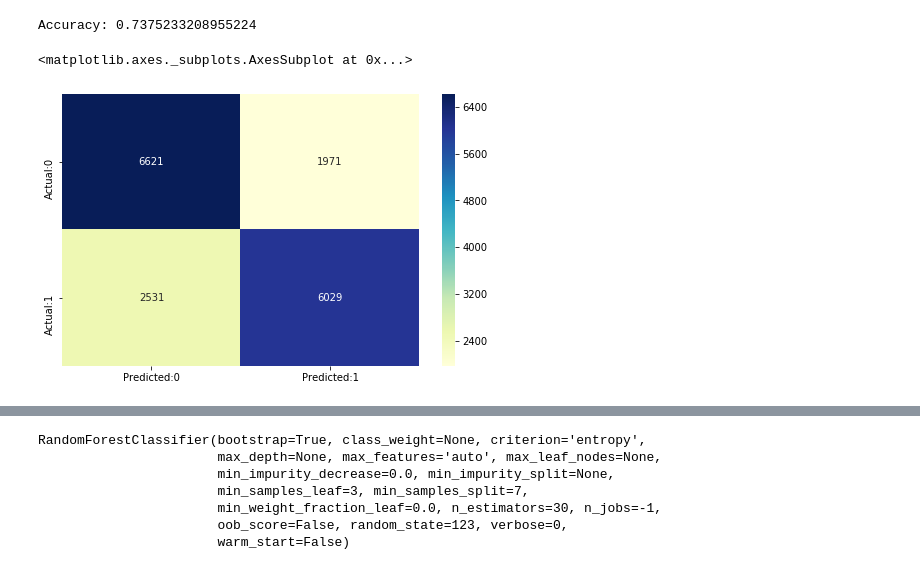
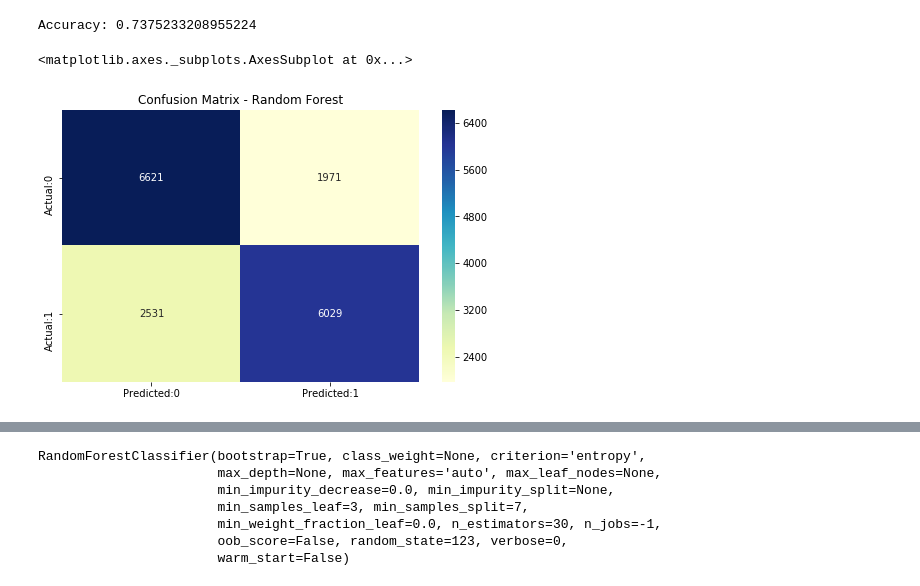
Before and after one commit to kgouldthorpe/Final_Project, a Jupyter notebook: RandomForest_w_GridSearch.ipynb, the cells around one changed output, grey strips where cells are left out. Drawn from its saved outputs; the diff is of its cells as text; code cells hidden in the pictures.

```diff
--- a/RandomForest_w_GridSearch.ipynb
+++ b/RandomForest_w_GridSearch.ipynb
@@ -100,11 +100,13 @@ Accuracy: 0.7375233208955224
 # %%
 # Perform Confusion matrix on RF
 from sklearn.metrics import confusion_matrix
 
 cm = confusion_matrix(y_test,prediction)
 conf_matrix = pd.DataFrame(data = cm, columns = ['Predicted:0','Predicted:1'], index = ['Actual:0','Actual:1'])
-plt.figure(figsize = (8,5))
+figure1 = plt.figure(figsize = (8,5))
+plt.title("Confusion Matrix - Random Forest")
+figure1.savefig("Confusion_Matrix_RF.png")
 sn.heatmap(conf_matrix, annot=True,fmt='d',cmap="YlGnBu")
 # %% [output]
 <matplotlib.axes._subplots.AxesSubplot at 0x...>
-[figure, old version]
+[figure, new version]
```
Also changed, not shown: parts of 5 cells of this notebook, 11 other files.
